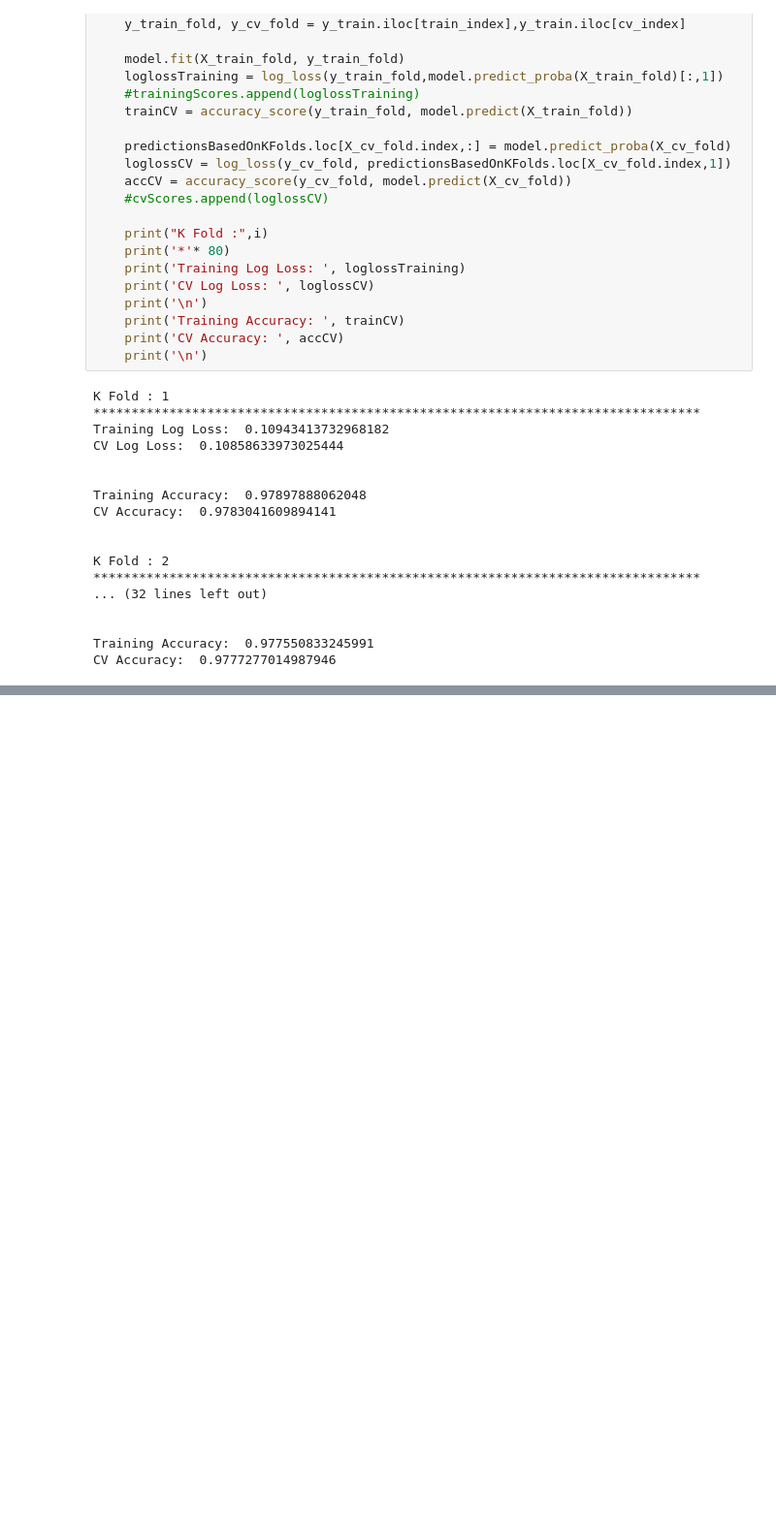
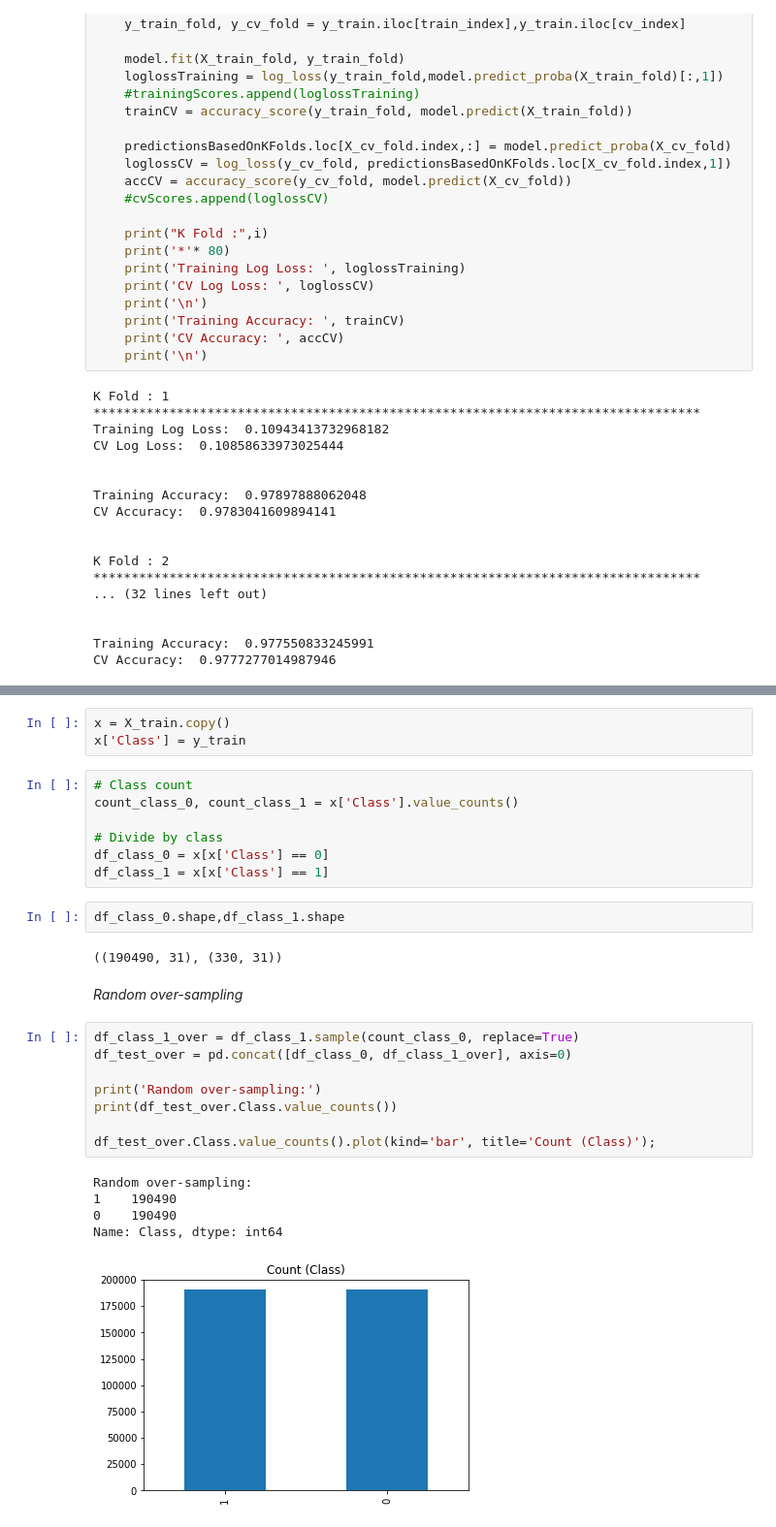
Before and after one commit to plaban1981/Hands_on_unsupervised_learning, a Jupyter notebook: 02_end_to_end_machine_learning_project.ipynb, the cells around one changed output, grey strips where cells are left out. Shown: that part at 97% size. Drawn from its saved outputs; the diff is of its cells as text; blank space fills up the shorter version.

```diff
--- a/02_end_to_end_machine_learning_project.ipynb
+++ b/02_end_to_end_machine_learning_project.ipynb
@@ -321,0 +453,30 @@ CV Accuracy:  0.9777277014987946
+# %%
+x = X_train.copy()
+x['Class'] = y_train
+# %%
+# Class count
+count_class_0, count_class_1 = x['Class'].value_counts()
+
+# Divide by class
+df_class_0 = x[x['Class'] == 0]
+df_class_1 = x[x['Class'] == 1]
+# %%
+df_class_0.shape,df_class_1.shape
+# %% [output]
+((190490, 31), (330, 31))
+# %% [markdown]
+*Random over-sampling*
+# %%
+df_class_1_over = df_class_1.sample(count_class_0, replace=True)
+df_test_over = pd.concat([df_class_0, df_class_1_over], axis=0)
+
+print('Random over-sampling:')
+print(df_test_over.Class.value_counts())
+
+df_test_over.Class.value_counts().plot(kind='bar', title='Count (Class)');
+# %% [output]
+Random over-sampling:
+1    190490
+0    190490
+Name: Class, dtype: int64
+[figure, added]
```
Also changed, not shown: parts of 31 cells of this notebook.
